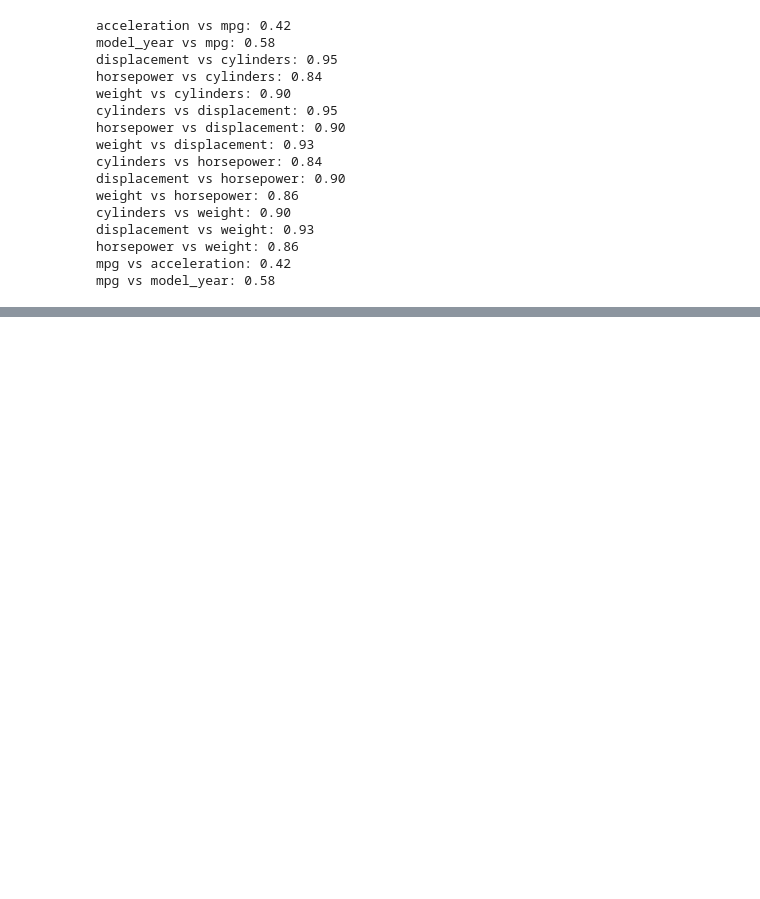
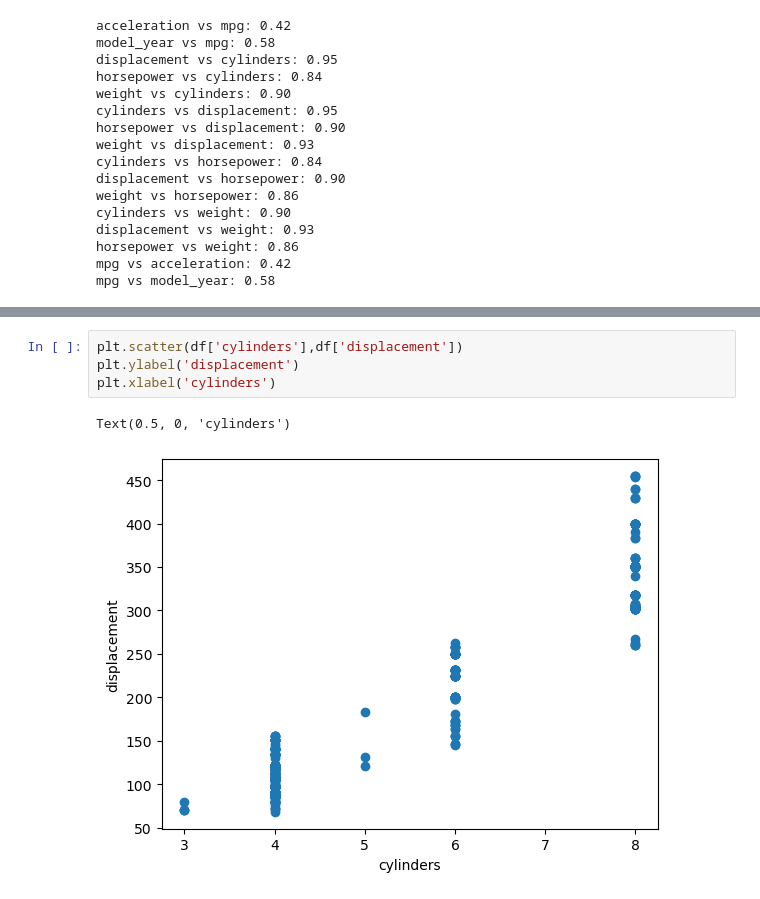
Before and after one commit to manishkumarmj/100_days_ml, a Jupyter notebook: ML_X/2_ML_algorithm/C_50_linear_regression/s_Auto_mpg.ipynb, the cells around one changed output, grey strips where cells are left out. Cells and saved outputs as stored; diff of their text form; blank space fills up the shorter version.

```diff
--- a/ML_X/2_ML_algorithm/C_50_linear_regression/s_Auto_mpg.ipynb
+++ b/ML_X/2_ML_algorithm/C_50_linear_regression/s_Auto_mpg.ipynb
@@ -47,0 +59,7 @@ mpg vs model_year: 0.58
+# %%
+plt.scatter(df['cylinders'],df['displacement'])
+plt.ylabel('displacement')
+plt.xlabel('cylinders')
+# %% [output]
+Text(0.5, 0, 'cylinders')
+[figure, added]
```
Also changed, not shown: parts of 20 cells of this notebook.
